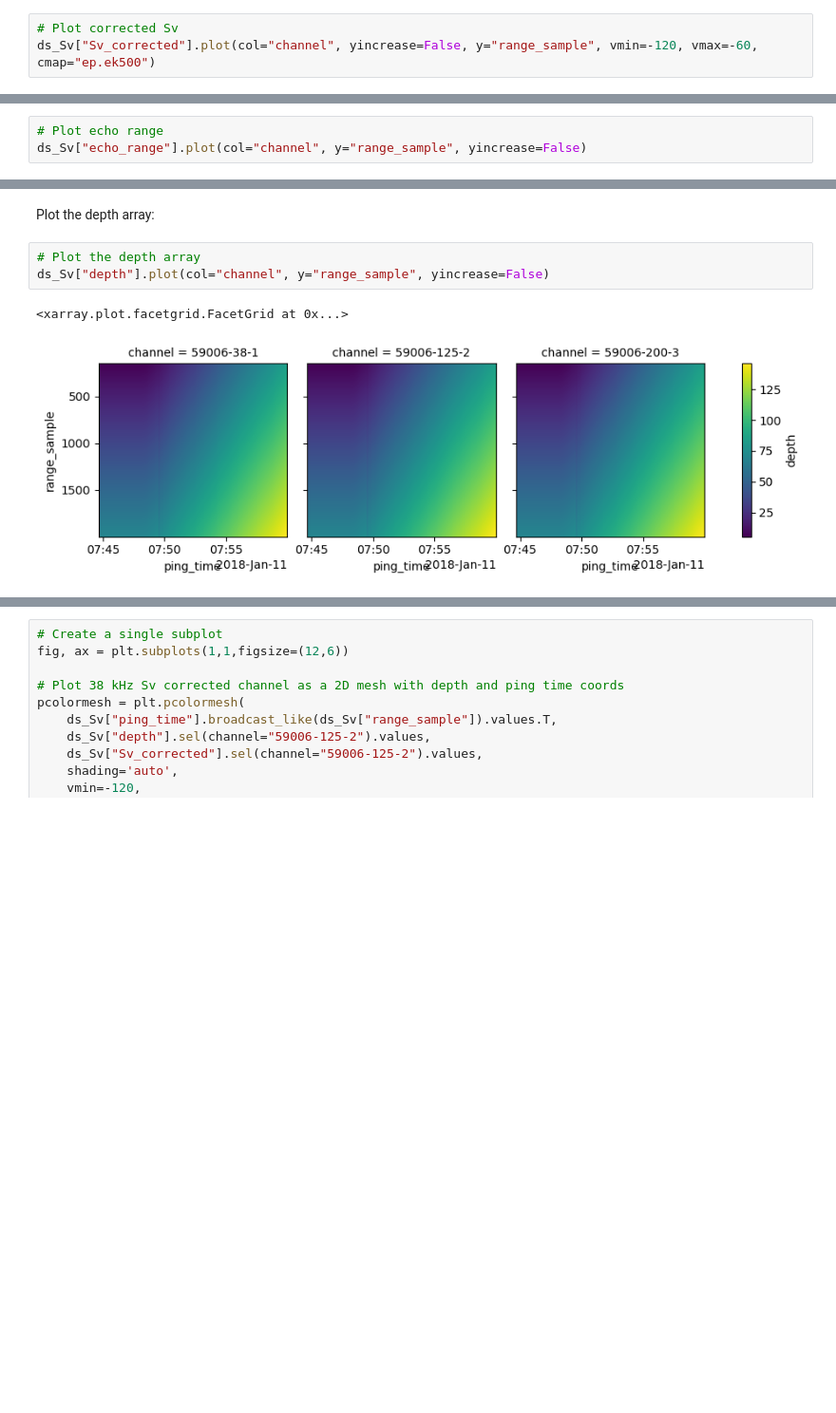
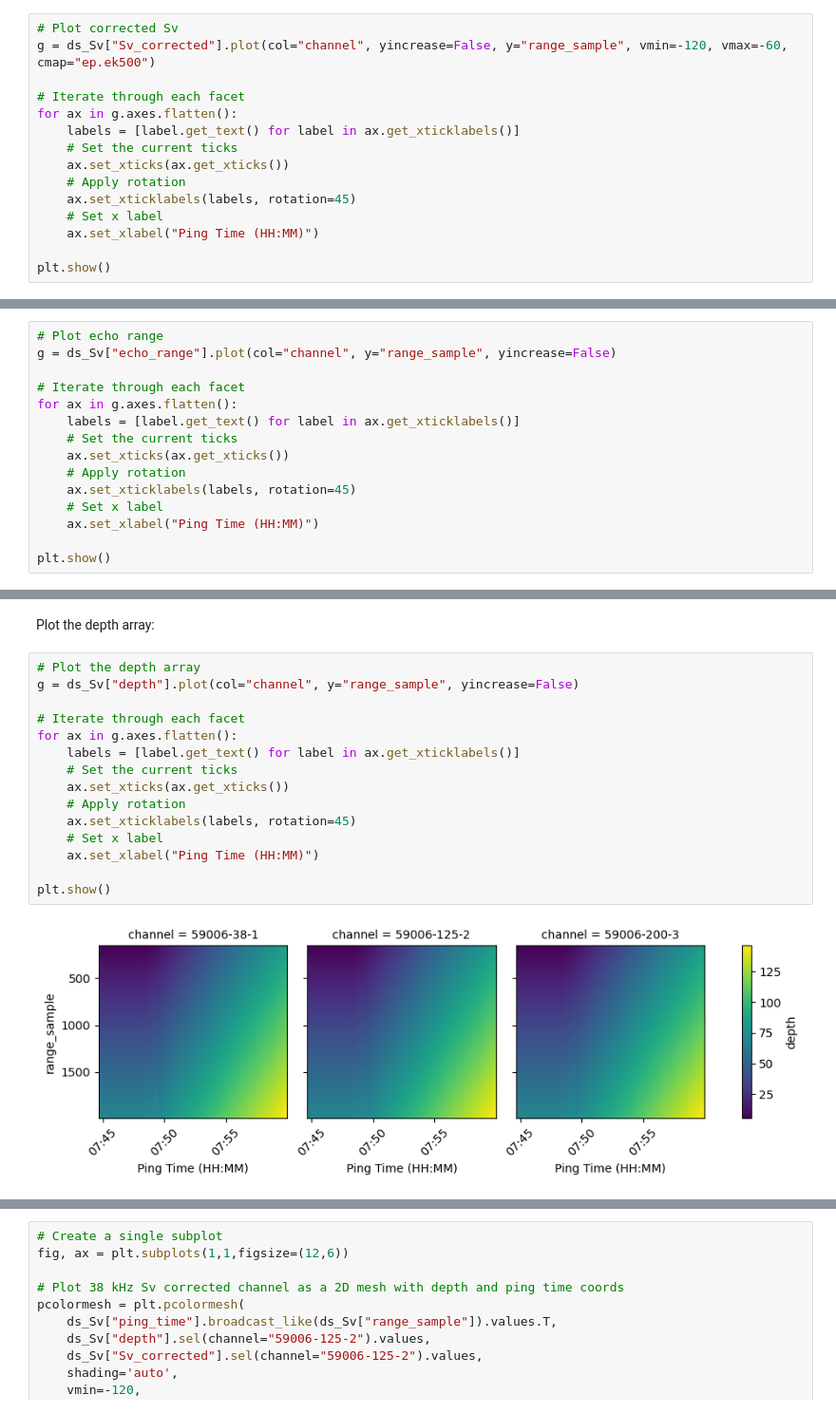
Before and after one commit to OSOceanAcoustics/echopype-examples, a Jupyter notebook: notebooks/glider_AZFP.ipynb, the cells around one changed output, grey strips where cells are left out. Shown at 95% size. Cells and saved outputs as stored; diff of their text form; blank space fills up the shorter version.

```diff
--- a/notebooks/glider_AZFP.ipynb
+++ b/notebooks/glider_AZFP.ipynb
@@ -318,5 +329,17 @@ ds_Sv = ep.clean.remove_background_noise(
 )
 # %%
 # Plot corrected Sv
-ds_Sv["Sv_corrected"].plot(col="channel", yincrease=False, y="range_sample", vmin=-120, vmax=-60, cmap="ep.ek500")
+g = ds_Sv["Sv_corrected"].plot(col="channel", yincrease=False, y="range_sample", vmin=-120, vmax=-60, cmap="ep.ek500")
+
+# Iterate through each facet
+for ax in g.axes.flatten():
+    labels = [label.get_text() for label in ax.get_xticklabels()]
+    # Set the current ticks
+    ax.set_xticks(ax.get_xticks())
+    # Apply rotation
+    ax.set_xticklabels(labels, rotation=45)
+    # Set x label
+    ax.set_xlabel("Ping Time (HH:MM)")
+
+plt.show()
 # %% [output]
@@ -388,5 +410,17 @@ Attributes:
     units:      m
 # %%
 # Plot echo range
-ds_Sv["echo_range"].plot(col="channel", y="range_sample", yincrease=False)
+g = ds_Sv["echo_range"].plot(col="channel", y="range_sample", yincrease=False)
+
+# Iterate through each facet
+for ax in g.axes.flatten():
+    labels = [label.get_text() for label in ax.get_xticklabels()]
+    # Set the current ticks
+    ax.set_xticks(ax.get_xticks())
+    # Apply rotation
+    ax.set_xticklabels(labels, rotation=45)
+    # Set x label
+    ax.set_xlabel("Ping Time (HH:MM)")
+
+plt.show()
 # %% [output]
@@ -461,8 +494,19 @@ ds_Sv = ep.consolidate.add_depth(
 Plot the depth array:
 # %%
 # Plot the depth array
-ds_Sv["depth"].plot(col="channel", y="range_sample", yincrease=False)
+g = ds_Sv["depth"].plot(col="channel", y="range_sample", yincrease=False)
+
+# Iterate through each facet
+for ax in g.axes.flatten():
+    labels = [label.get_text() for label in ax.get_xticklabels()]
+    # Set the current ticks
+    ax.set_xticks(ax.get_xticks())
+    # Apply rotation
+    ax.set_xticklabels(labels, rotation=45)
+    # Set x label
+    ax.set_xlabel("Ping Time (HH:MM)")
+
+plt.show()
 # %% [output]
-<xarray.plot.facetgrid.FacetGrid at 0x...>
-[figure, old version]
+[figure, new version]
 # %% [markdown]
```
Also changed, not shown: parts of 18 cells of this notebook, 1 other file.
